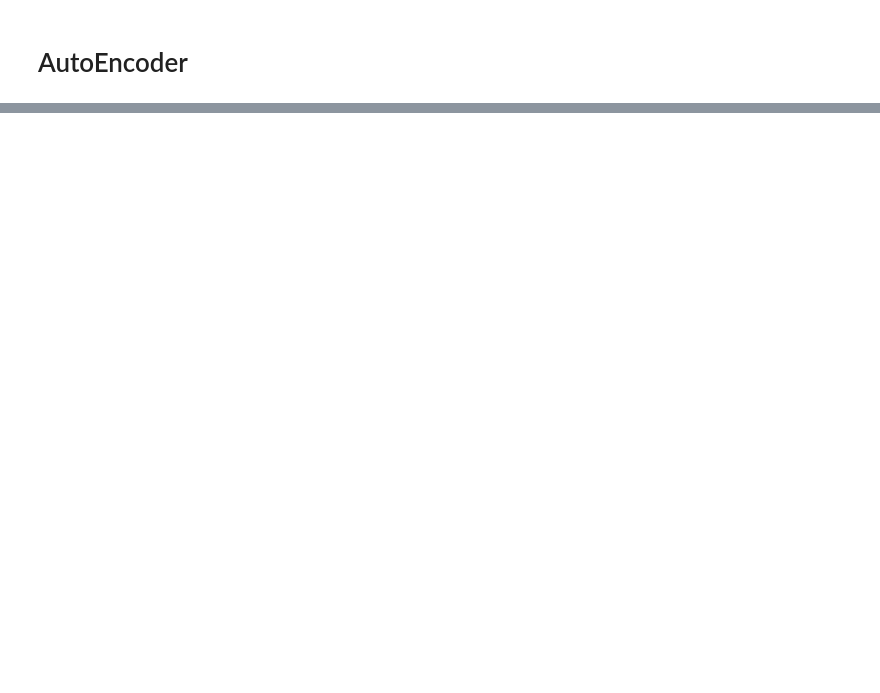
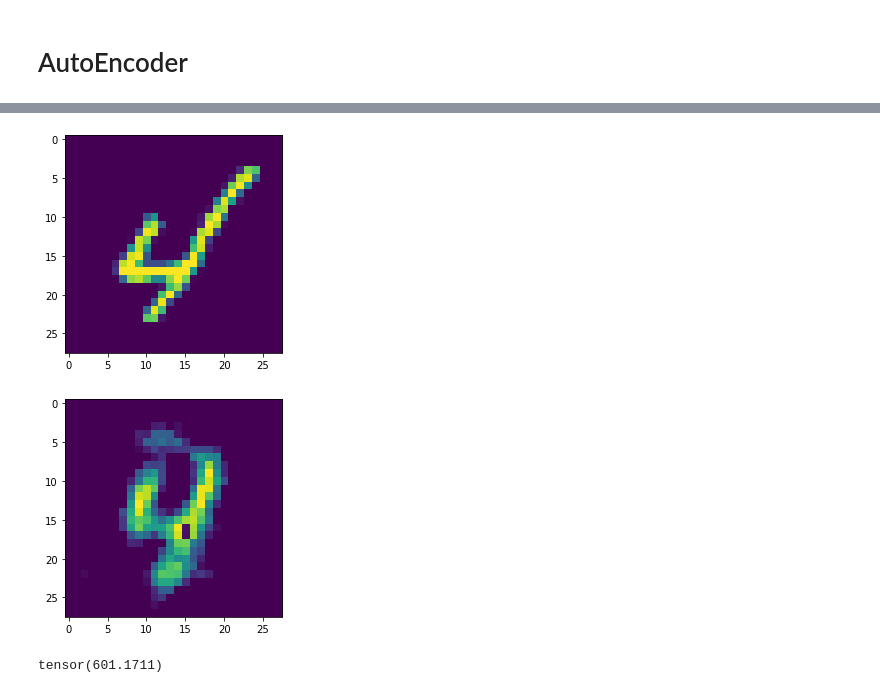
Before and after one commit to SolidusAbi/Sparse, a Jupyter notebook: test.ipynb, the cells around one changed output, grey strips where cells are left out. Saved outputs shown, nothing was run; the diff lists cells and outputs as text; code cells hidden in the pictures; blank space fills up the shorter version.

```diff
--- a/test.ipynb
+++ b/test.ipynb
@@ -134,0 +312,45 @@ model[1].entropy()
+# %%
+from tqdm import tqdm
+
+n_epoch = 10
+optimizer = torch.optim.Adam(model.parameters(), lr=1e-4)
+criterion = nn.MSELoss()
+
+device = 'cuda' if torch.cuda.is_available() else 'cpu'
+
+model = model.to(device)
+
+epoch_iterator = tqdm(
+        range(n_epoch),
+        leave=True,
+        unit="epoch",
+        postfix={"tls": "%.4f" % 1},
+    )
+
+for epoch in epoch_iterator:
+    for input, _ in loader:
+        input = input.to(device)
+
+        out = model(input)
+        loss = criterion(out, input)
+
+        epoch_iterator.set_postfix(tls="%.4f" % np.mean(loss.detach().item()))
+
+        optimizer.zero_grad()
+        loss.backward()
+        optimizer.step()
+# %%
+from torchvision.transforms import ToPILImage
+
+to_img = ToPILImage()
+img_in = to_img(input[1].reshape(1,28,28))
+img_out = to_img(out[1].reshape(1,28,28))
+# %%
+from matplotlib import pyplot as plt
+plt.imshow(img_in)
+plt.show()
+plt.imshow(img_out)
+plt.show()
+# %% [output]
+[figure, added]
+[figure, added]
@@ -134,0 +376,4 @@ model[1].entropy()
+# %%
+kl_divergence(0.05, torch.rand(1,1,28,28))
+# %% [output]
+tensor(601.1711)
```
Also changed, not shown: parts of 35 cells of this notebook, 9 other files.
